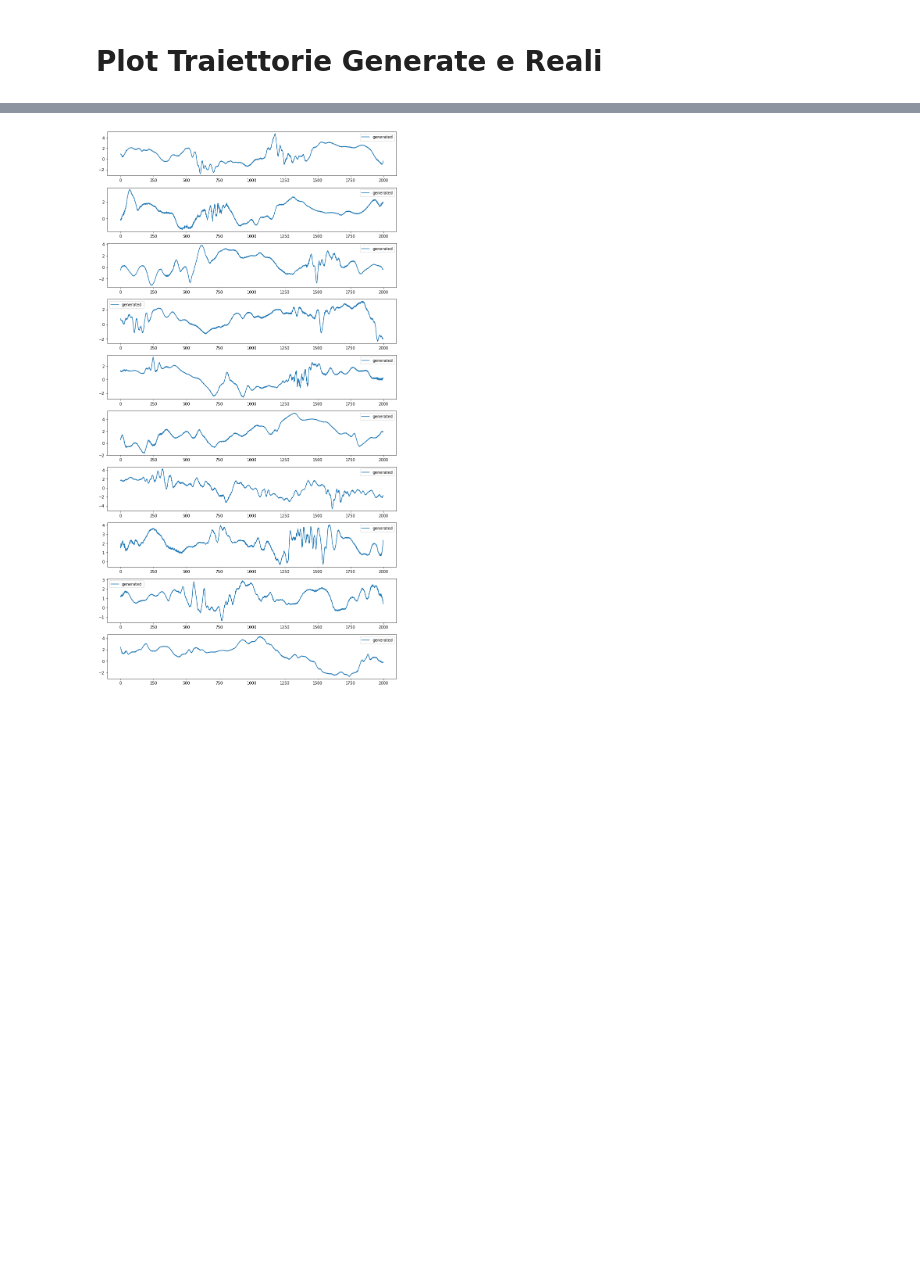
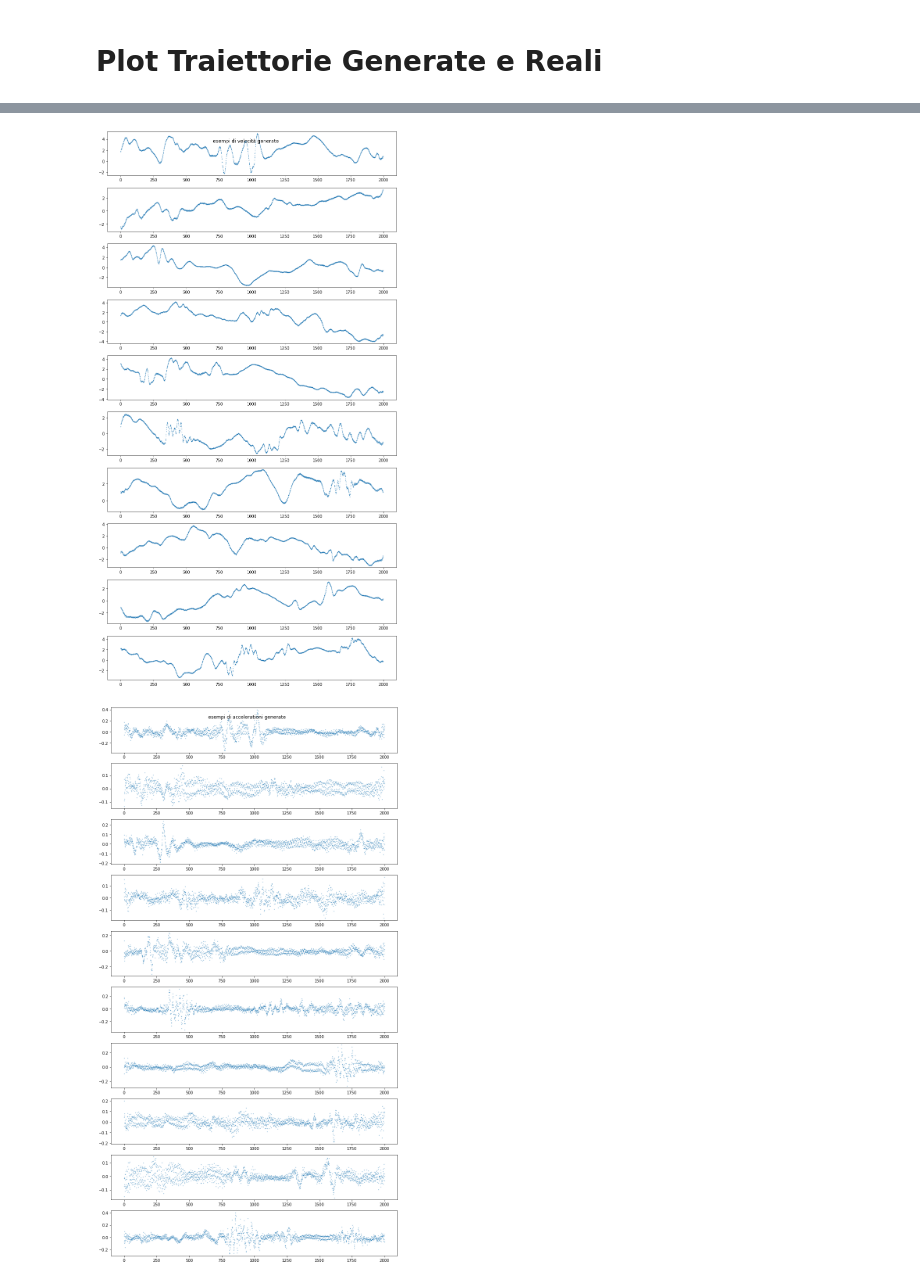
Before and after one commit to scarpma/lagrangian, a Jupyter notebook: gan_test_3D.ipynb, the cells around one changed output, grey strips where cells are left out. Drawn from its saved outputs; the diff is of its cells as text; code cells hidden in the pictures; blank space fills up the shorter version.

Commit message:
gan test and gan_acc

```diff
--- a/gan_test_3D.ipynb
+++ b/gan_test_3D.ipynb
@@ -11,3 +5,7 @@ number = 9999
+# %%
+run = 1
+number = 6000
+mpl.rcParams.update({'font.size': 14})
 # %%
 path = f'/scratch/scarpolini/lagrangian/wgangp3/runs/{run}/{number}_gen.h5'
 gen = load_model(path)
@@ -208,8 +214,12 @@ plt.figure(figsize=(5,5))
 #hist, bin_edges = np.histogram(exit_times,bins=100, density=True)
 #print(save_pdf(bin_edges, hist, 'data/pdf_exit_time'))
 hist, bin_edges = load_pdf('data/pdf_exit_time')
-plt.hist(bin_edges[:-1], bin_edges, weights=hist, alpha=0.4, label='True')
-plt.hist(exit_times, bins=300, alpha=0.4, label='Fake', density=True)
+plt.plot(bin_edges, hist, alpha=0.6, label='True', marker='.', lw=0.3, ms=7)
+hist, bin_edges = np.histogram(exit_times, bins=200, density=True)
+for i in range(len(hist)):
+    bin_edges[i] = (bin_edges[i]+bin_edges[i+1])/2.
+bin_edges = bin_edges[:-1]
+plt.plot(bin_edges, hist, alpha=0.6, label='Fake', marker='.', lw=0.3, ms=7)
 #plt.yscale('log')
 plt.title('Exit time PDF')
 plt.ylabel('pdf')
@@ -230,17 +239,17 @@ idx2 = np.random.randint(0, gen.shape[0], 2)
 trajs = db[idx1]
 gen_trajs = gen[idx2]
 plt.figure(figsize=(11, 2*len(trajs)+2*len(gen_trajs)))
-plt.title('esempi di traiettorie vere e generate')
+plt.title('esempi di velocità vere e generate')
 
 for i, traj in enumerate(trajs):
     plt.subplot(len(trajs)+len(gen_trajs), 1, i+1)
-    plt.plot(traj, color='red', label='real')
-    plt.legend()
+    plt.plot(traj, color='red', label='real', lw=0, marker='.',ms=1)
+    plt.legend(markerscale=7)
 
 for i, traj in enumerate(gen_trajs):
     plt.subplot(len(trajs)+len(gen_trajs), 1, i+1+len(trajs))
-    plt.plot(traj, label='generated')
-    plt.legend()
+    plt.plot(traj, label='generated', lw=0, marker='.',ms=1)
+    plt.legend(markerscale=7)
 
 plt.tight_layout()
 plt.savefig(f'plots/gan_test_trajs_{run}_{number}.png', fmt='png', dpi=100)
@@ -250,16 +259,28 @@ plt.show()
 # %%
 idx2 = np.random.randint(0, gen.shape[0],10)
 gen_trajs = gen[idx2]
 plt.figure(figsize=(11,2*len(gen_trajs)))
-plt.title('esempi di traiettorie generate')
+plt.suptitle('esempi di velocità generate')
 
 for i, traj in enumerate(gen_trajs):
     plt.subplot(len(gen_trajs), 1, i+1)
-    plt.plot(traj, label='generated')
-    plt.legend()
+    plt.plot(traj, lw=0, marker='.',ms=1)
 
 plt.tight_layout()
-plt.savefig(f'plots/gan_test_gen_trajs_{run}_{number}.png', fmt='png', dpi=100)
+plt.savefig(f'plots/gan_test_gen_vel_{run}_{number}.png', fmt='png', dpi=100)
 plt.show()
+
+gen_trajs = np.gradient(gen_trajs, axis=1)
+plt.figure(figsize=(11,2*len(gen_trajs)))
+plt.suptitle('esempi di accelerationi generate')
+
+for i, traj in enumerate(gen_trajs):
+    plt.subplot(len(gen_trajs), 1, i+1)
+    plt.plot(traj, lw=0, marker='.',ms=1)
+
+plt.tight_layout()
+plt.savefig(f'plots/gan_test_gen_acc_{run}_{number}.png', fmt='png', dpi=100)
+plt.show()
 # %% [output]
-[figure, old version]
+[figure, new version]
+[figure, added]
```
Also changed, not shown: parts of 10 cells of this notebook, 28 other files.
